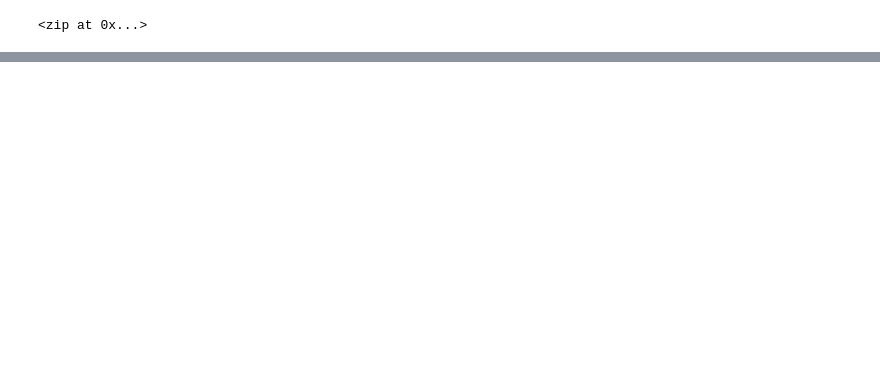
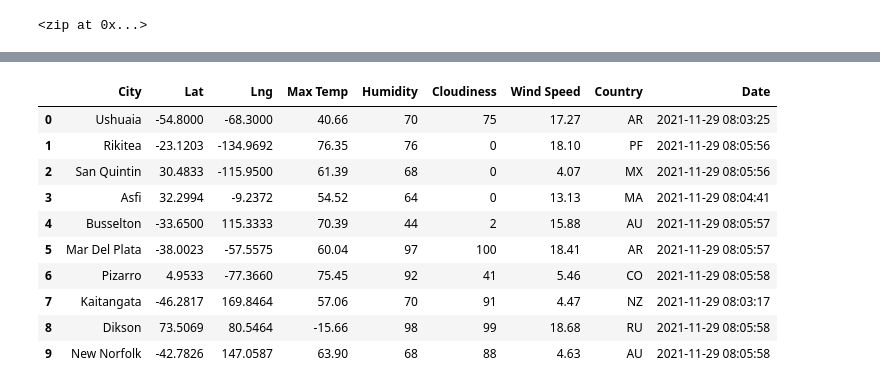
Before and after one commit to chllrisll/World_Weather_Analysis, a Jupyter notebook: WeatherPy.ipynb, the cells around one changed output, grey strips where cells are left out. Saved outputs shown, nothing was run; the diff lists cells and outputs as text; code cells hidden in the pictures; blank space fills up the shorter version.

```diff
--- a/WeatherPy.ipynb
+++ b/WeatherPy.ipynb
@@ -33,0 +127,16 @@ len(cities)
+# %%
+# Convert the array of dictionaries to a Pandas DataFrame.
+city_data_df = pd.DataFrame(city_data)
+city_data_df.head(10)
+# %% [output]
+|  | City | Lat | Lng | Max Temp | Humidity | Cloudiness | Wind Speed | Country | Date |
+| 0 | Ushuaia | -54.8000 | -68.3000 | 40.66 | 70 | 75 | 17.27 | AR | 2021-11-29 08:03:25 |
+| 1 | Rikitea | -23.1203 | -134.9692 | 76.35 | 76 | 0 | 18.10 | PF | 2021-11-29 08:05:56 |
+| 2 | San Quintin | 30.4833 | -115.9500 | 61.39 | 68 | 0 | 4.07 | MX | 2021-11-29 08:05:56 |
+| 3 | Asfi | 32.2994 | -9.2372 | 54.52 | 64 | 0 | 13.13 | MA | 2021-11-29 08:04:41 |
+| 4 | Busselton | -33.6500 | 115.3333 | 70.39 | 44 | 2 | 15.88 | AU | 2021-11-29 08:05:57 |
+| 5 | Mar Del Plata | -38.0023 | -57.5575 | 60.04 | 97 | 100 | 18.41 | AR | 2021-11-29 08:05:57 |
+| 6 | Pizarro | 4.9533 | -77.3660 | 75.45 | 92 | 41 | 5.46 | CO | 2021-11-29 08:05:58 |
+| 7 | Kaitangata | -46.2817 | 169.8464 | 57.06 | 70 | 91 | 4.47 | NZ | 2021-11-29 08:03:17 |
+| 8 | Dikson | 73.5069 | 80.5464 | -15.66 | 98 | 99 | 18.68 | RU | 2021-11-29 08:05:58 |
+| 9 | New Norfolk | -42.7826 | 147.0587 | 63.90 | 68 | 88 | 4.63 | AU | 2021-11-29 08:05:58 |
```
Also changed, not shown: parts of 11 cells of this notebook.
